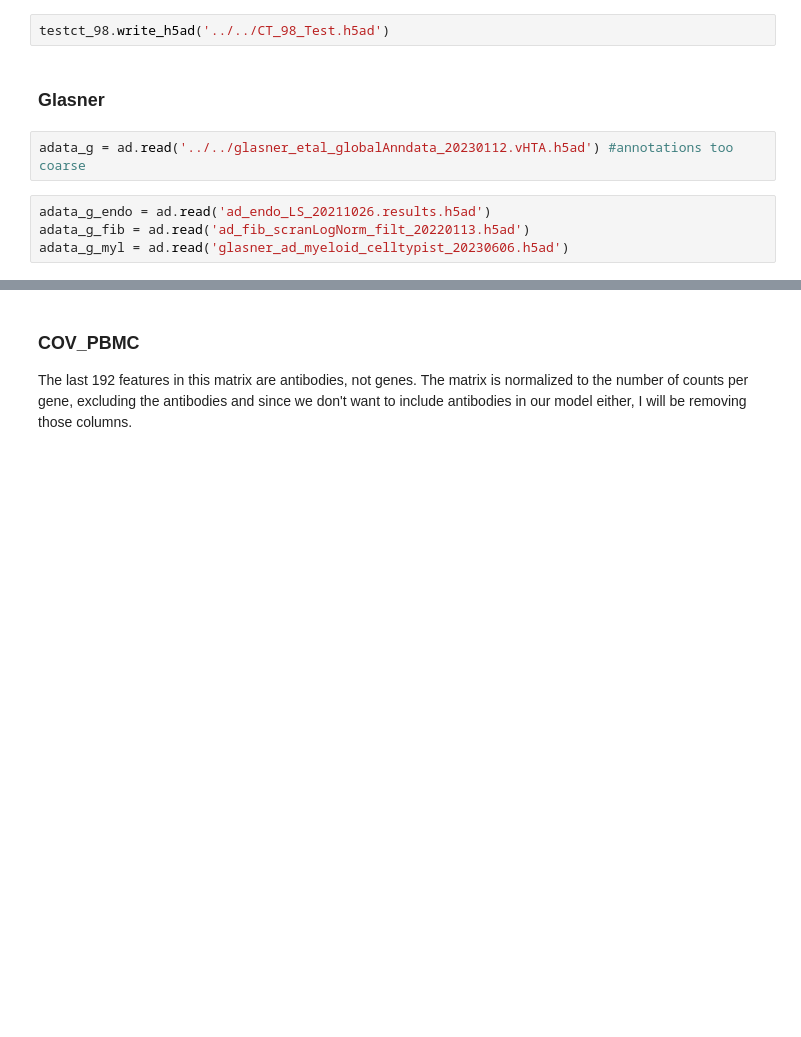
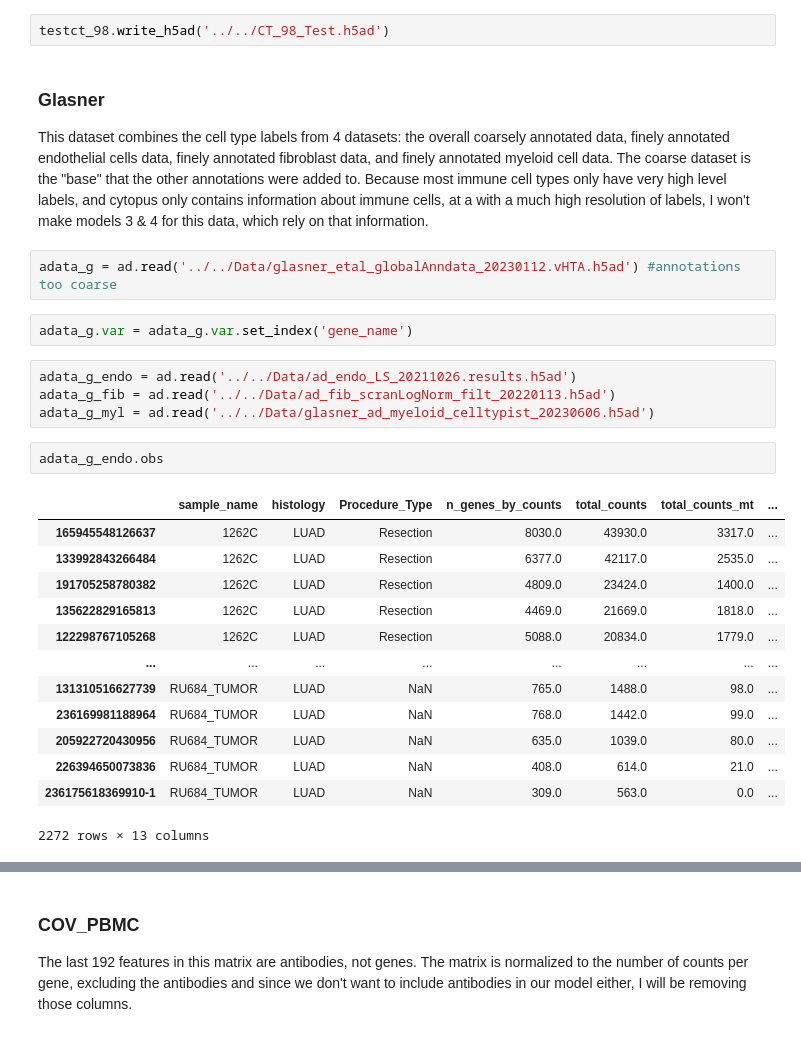
Before and after one commit to joadams1/adams_celltypist, a Jupyter notebook: celltypist/Making New Models.ipynb, the cells around one changed output, grey strips where cells are left out. Saved outputs shown, nothing was run; the diff lists cells and outputs as text; blank space fills up the shorter version.

Commit message:
figuring out Glasner data

```diff
--- a/celltypist/Making New Models.ipynb
+++ b/celltypist/Making New Models.ipynb
@@ -571,9 +572,28 @@ trainct_98.write_h5ad('../../CT_98_train.h5ad')
 testct_98.write_h5ad('../../CT_98_Test.h5ad')
 # %% [markdown]
 ### Glasner
+This dataset combines the cell type labels from 4 datasets: the overall coarsely annotated data, finely annotated endothelial cells data, finely annotated fibroblast data, and finely annotated myeloid cell data. The coarse dataset is the "base" that the other annotations were added to. Because most immune cell types only have very high level labels, and cytopus only contains information about immune cells, at a with a much high resolution of labels, I won't make models 3 & 4 for this data, which rely on that information.
 # %%
-adata_g = ad.read('../../glasner_etal_globalAnndata_20230112.vHTA.h5ad') #annotations too coarse
+adata_g = ad.read('../../Data/glasner_etal_globalAnndata_20230112.vHTA.h5ad') #annotations too coarse
+# %%
+adata_g.var = adata_g.var.set_index('gene_name')
 # %%
-adata_g_endo = ad.read('ad_endo_LS_20211026.results.h5ad')
-adata_g_fib = ad.read('ad_fib_scranLogNorm_filt_20220113.h5ad')
-adata_g_myl = ad.read('glasner_ad_myeloid_celltypist_20230606.h5ad')
+adata_g_endo = ad.read('../../Data/ad_endo_LS_20211026.results.h5ad')
+adata_g_fib = ad.read('../../Data/ad_fib_scranLogNorm_filt_20220113.h5ad')
+adata_g_myl = ad.read('../../Data/glasner_ad_myeloid_celltypist_20230606.h5ad')
+# %%
+adata_g_endo.obs
+# %% [output]
+|  | sample_name | histology | Procedure_Type | n_genes_by_counts | total_counts | total_counts_mt | ... |
+| 165945548126637 | 1262C | LUAD | Resection | 8030.0 | 43930.0 | 3317.0 | ... |
+| 133992843266484 | 1262C | LUAD | Resection | 6377.0 | 42117.0 | 2535.0 | ... |
+| 191705258780382 | 1262C | LUAD | Resection | 4809.0 | 23424.0 | 1400.0 | ... |
+| 135622829165813 | 1262C | LUAD | Resection | 4469.0 | 21669.0 | 1818.0 | ... |
+| 122298767105268 | 1262C | LUAD | Resection | 5088.0 | 20834.0 | 1779.0 | ... |
+| ... | ... | ... | ... | ... | ... | ... | ... |
+| 131310516627739 | RU684_TUMOR | LUAD | NaN | 765.0 | 1488.0 | 98.0 | ... |
+| 236169981188964 | RU684_TUMOR | LUAD | NaN | 768.0 | 1442.0 | 99.0 | ... |
+| 205922720430956 | RU684_TUMOR | LUAD | NaN | 635.0 | 1039.0 | 80.0 | ... |
+| 226394650073836 | RU684_TUMOR | LUAD | NaN | 408.0 | 614.0 | 21.0 | ... |
+| 236175618369910-1 | RU684_TUMOR | LUAD | NaN | 309.0 | 563.0 | 0.0 | ... |
+2272 rows × 13 columns
```
Also changed, not shown: parts of 34 cells of this notebook, 1 other file.
